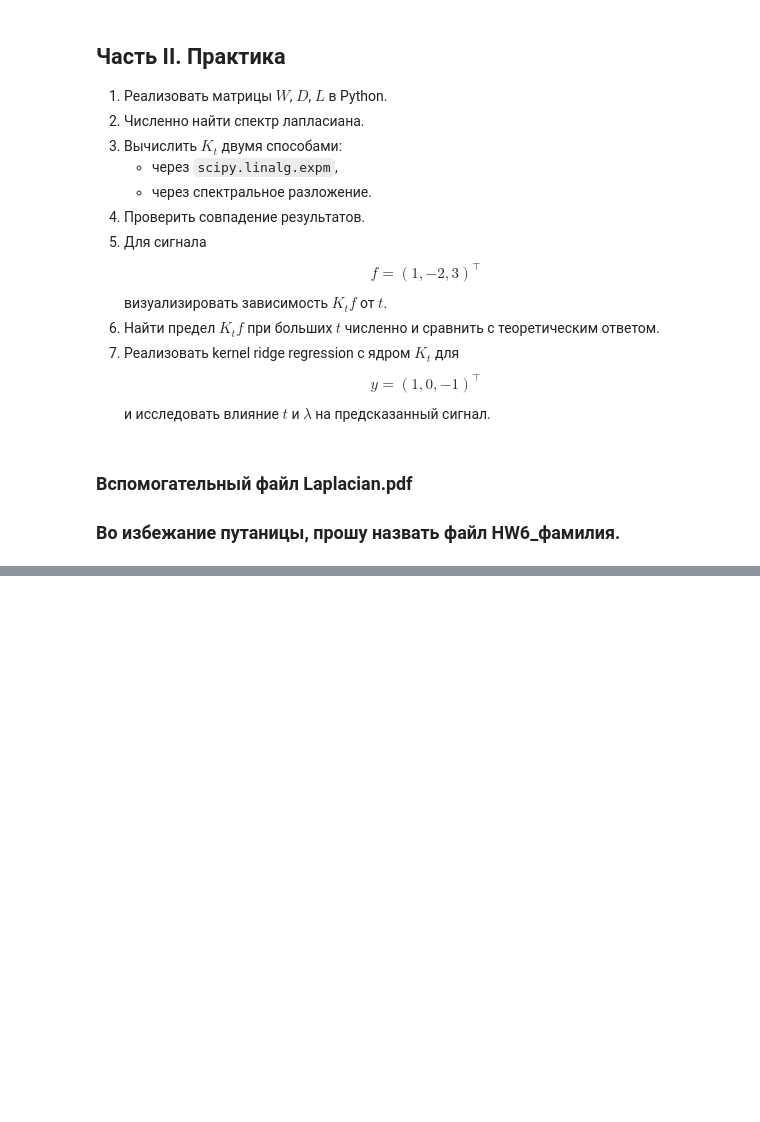
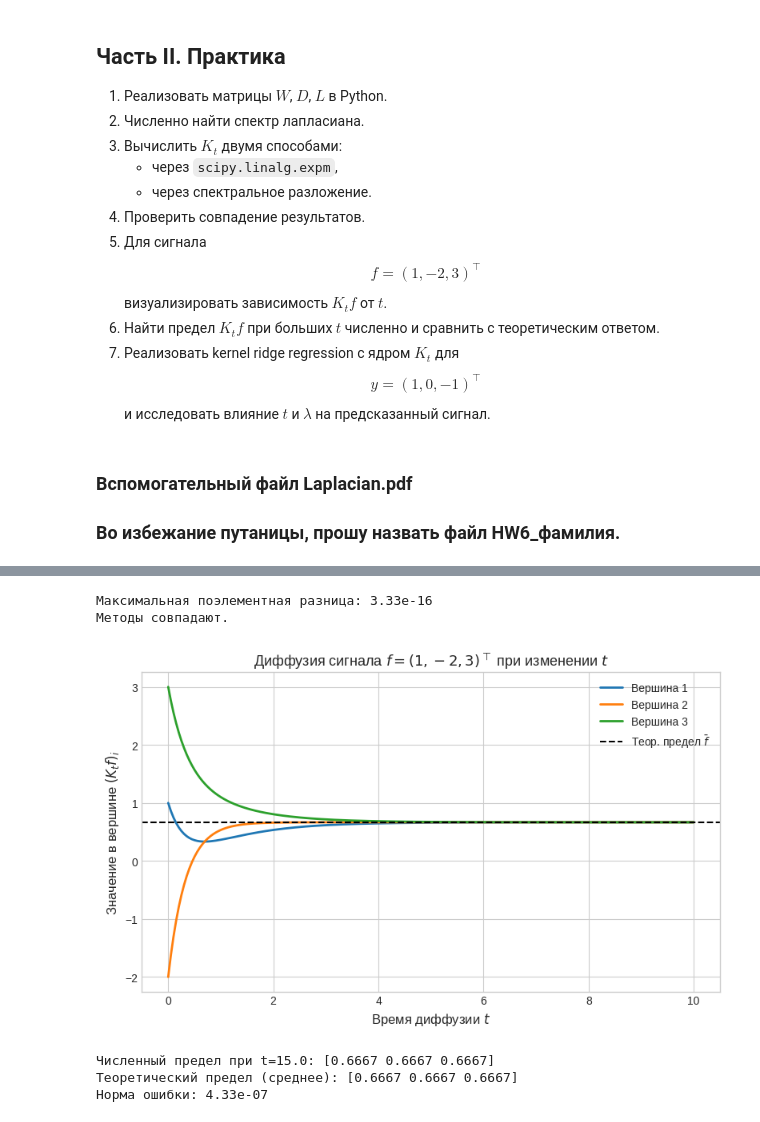
Before and after one commit to DmytryPan/ml-math-base-course, a Jupyter notebook: lab-06-kernels/HW_6_kernels.ipynb, the cells around one changed output, grey strips where cells are left out. Cells and saved outputs as stored; diff of their text form; code cells hidden in the pictures; blank space fills up the shorter version.

```diff
--- a/lab-06-kernels/HW_6_kernels.ipynb
+++ b/lab-06-kernels/HW_6_kernels.ipynb
@@ -171,3 +226,10 @@ $$
 # %% [markdown]
 ### Вспомогательный файл Laplacian.pdf
 ### Во избежание путаницы, прошу назвать файл HW6_фамилия.
+# %%
+import numpy as np
+import matplotlib.pyplot as plt
+from scipy.linalg import expm
+
+np.set_printoptions(precision=4, suppress=True)
+plt.style.use('seaborn-v0_8-whitegrid')
@@ -173,0 +273,56 @@ $$
+# %%
+def Kt_spectral(t, lambdas, U):
+    """Вычисление через спектральное разложение: K_t = U diag(e^{-tλ}) U^T"""
+    return U @ np.diag(np.exp(-t * lambdas)) @ U.T
+
+def Kt_expm(t, L):
+    """Вычисление через матричную экспоненту"""
+    return expm(-t * L)
+
+t_test = 1.5
+Kt_sp = Kt_spectral(t_test, eigenvalues, eigenvectors)
+Kt_ex = Kt_expm(t_test, L)
+
+# 4. Проверка совпадения
+diff = np.max(np.abs(Kt_sp - Kt_ex))
+print(f"Максимальная поэлементная разница: {diff:.2e}")
+assert diff < 1e-10, "Методы дают разные результаты!"
+print("Методы совпадают.")
+# %% [output]
+Максимальная поэлементная разница: 3.33e-16
+Методы совпадают.
+# %%
+f = np.array([1., -2., 3.])
+t_range = np.linspace(0, 10, 200)
+Kt_f_traj = np.zeros((len(t_range), 3))
+
+for i, t in enumerate(t_range):
+    Kt = Kt_spectral(t, eigenvalues, eigenvectors)
+    Kt_f_traj[i] = Kt @ f
+
+plt.figure(figsize=(8, 5))
+plt.plot(t_range, Kt_f_traj[:, 0], label='Вершина 1', linewidth=2)
+plt.plot(t_range, Kt_f_traj[:, 1], label='Вершина 2', linewidth=2)
+plt.plot(t_range, Kt_f_traj[:, 2], label='Вершина 3', linewidth=2)
+plt.axhline(y=np.mean(f), color='black', linestyle='--', linewidth=1.5, label=r'Теор. предел $\bar{f}$')
+plt.title(r'Диффузия сигнала $f=(1,-2,3)^\top$ при изменении $t$', fontsize=13)
+plt.xlabel('Время диффузии $t$', fontsize=12)
+plt.ylabel('Значение в вершине $(K_t f)_i$', fontsize=12)
+plt.legend()
+plt.tight_layout()
+plt.show()
+# %% [output]
+[figure, added]
+# %%
+t_large = 15.0
+Kt_large = Kt_spectral(t_large, eigenvalues, eigenvectors)
+limit_num = Kt_large @ f
+limit_theo = np.full(3, np.mean(f))
+
+print(f"Численный предел при t={t_large}: {limit_num}")
+print(f"Теоретический предел (среднее): {limit_theo}")
+print(f"Норма ошибки: {np.linalg.norm(limit_num - limit_theo):.2e}")
+# %% [output]
+Численный предел при t=15.0: [0.6667 0.6667 0.6667]
+Теоретический предел (среднее): [0.6667 0.6667 0.6667]
+Норма ошибки: 4.33e-07
```
Also changed, not shown: parts of 3 cells of this notebook.
